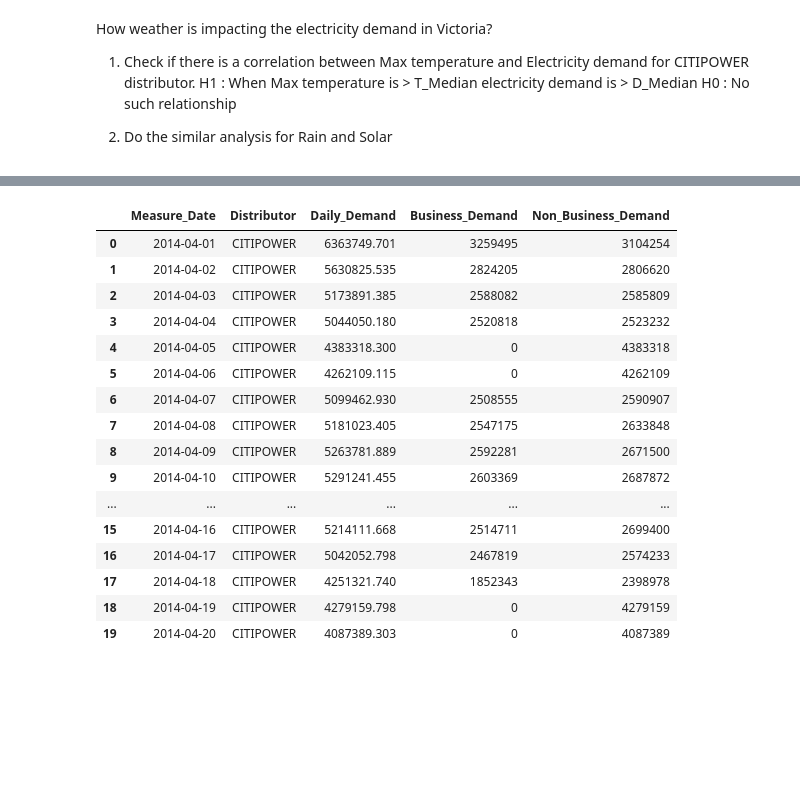
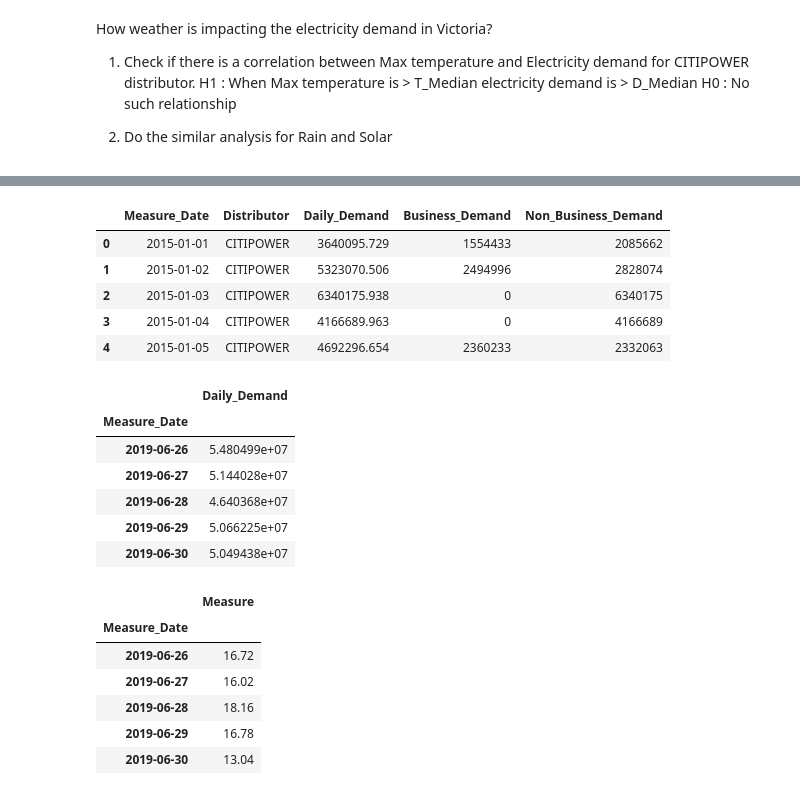
Before and after one commit to tahsinurrahman2011/Project-1, a Jupyter notebook: Electricity Demand Vs Weather Analysis.ipynb, the cells around one changed output, grey strips where cells are left out. Drawn from its saved outputs; the diff is of its cells as text; code cells hidden in the pictures; blank space fills up the shorter version.

Commit message:
updated logic demand plotting

```diff
--- a/Electricity Demand Vs Weather Analysis.ipynb
+++ b/Electricity Demand Vs Weather Analysis.ipynb
@@ -54,23 +70,41 @@ weatherDF.head()
 # %%
 # Load the processed demand data from Electricity Demand Analysis 'Meter data/Demand.csv'
 
 demand_df = pd.read_csv('Meter data/Demand.csv')
-demand_df.head(20)
+demand_df['Measure_Date'] =  pd.to_datetime(demand_df['Measure_Date'], format="%Y/%m/%d")
+demand_df = demand_df.loc[demand_df.Measure_Date >= '2015-01-01']
+demand_df.reset_index(drop=True, inplace=True)
+demand_df.head()
 # %% [output]
 |  | Measure_Date | Distributor | Daily_Demand | Business_Demand | Non_Business_Demand |
-| 0 | 2014-04-01 | CITIPOWER | 6363749.701 | 3259495 | 3104254 |
-| 1 | 2014-04-02 | CITIPOWER | 5630825.535 | 2824205 | 2806620 |
-| 2 | 2014-04-03 | CITIPOWER | 5173891.385 | 2588082 | 2585809 |
-| 3 | 2014-04-04 | CITIPOWER | 5044050.180 | 2520818 | 2523232 |
-| 4 | 2014-04-05 | CITIPOWER | 4383318.300 | 0 | 4383318 |
-| 5 | 2014-04-06 | CITIPOWER | 4262109.115 | 0 | 4262109 |
-| 6 | 2014-04-07 | CITIPOWER | 5099462.930 | 2508555 | 2590907 |
-| 7 | 2014-04-08 | CITIPOWER | 5181023.405 | 2547175 | 2633848 |
-| 8 | 2014-04-09 | CITIPOWER | 5263781.889 | 2592281 | 2671500 |
-| 9 | 2014-04-10 | CITIPOWER | 5291241.455 | 2603369 | 2687872 |
-| ... | ... | ... | ... | ... | ... |
-| 15 | 2014-04-16 | CITIPOWER | 5214111.668 | 2514711 | 2699400 |
-| 16 | 2014-04-17 | CITIPOWER | 5042052.798 | 2467819 | 2574233 |
-| 17 | 2014-04-18 | CITIPOWER | 4251321.740 | 1852343 | 2398978 |
-| 18 | 2014-04-19 | CITIPOWER | 4279159.798 | 0 | 4279159 |
-| 19 | 2014-04-20 | CITIPOWER | 4087389.303 | 0 | 4087389 |
+| 0 | 2015-01-01 | CITIPOWER | 3640095.729 | 1554433 | 2085662 |
+| 1 | 2015-01-02 | CITIPOWER | 5323070.506 | 2494996 | 2828074 |
+| 2 | 2015-01-03 | CITIPOWER | 6340175.938 | 0 | 6340175 |
+| 3 | 2015-01-04 | CITIPOWER | 4166689.963 | 0 | 4166689 |
+| 4 | 2015-01-05 | CITIPOWER | 4692296.654 | 2360233 | 2332063 |
+# %%
+Vicdemand_df = demand_df.groupby(['Measure_Date']).agg({'Daily_Demand': "sum",'Business_Demand': "sum",'Non_Business_Demand': "sum"})
+VicdemandDaily_df = pd.DataFrame(Vicdemand_df['Daily_Demand'])
+
+VicdemandDaily_df.tail()
+# %% [output]
+|  | Daily_Demand |
+| Measure_Date |  |
+| 2019-06-26 | 5.480499e+07 |
+| 2019-06-27 | 5.144028e+07 |
+| 2019-06-28 | 4.640368e+07 |
+| 2019-06-29 | 5.066225e+07 |
+| 2019-06-30 | 5.049438e+07 |
+# %%
+MaxTempDF = weatherDF.loc[weatherDF.MeasurementType == 'MaxTemp']
+MaxTempDF = MaxTempDF.loc[((MaxTempDF.Measure_Date >= '2015-01-01') & (MaxTempDF.Measure_Date < '2019-07-01'))]
+MaxTempDF = MaxTempDF.groupby(['Measure_Date']).agg({'Measure': 'mean'})
+MaxTempDF.tail()
+# %% [output]
+|  | Measure |
+| Measure_Date |  |
+| 2019-06-26 | 16.72 |
+| 2019-06-27 | 16.02 |
+| 2019-06-28 | 18.16 |
+| 2019-06-29 | 16.78 |
+| 2019-06-30 | 13.04 |
```
Also changed, not shown: parts of 7 cells of this notebook, 1 other file.
